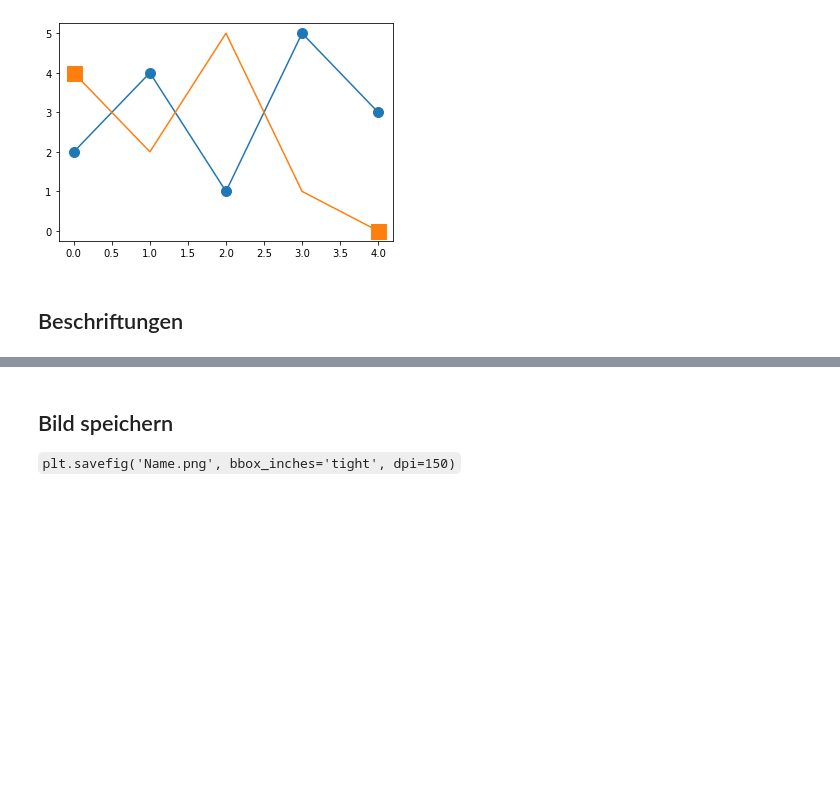
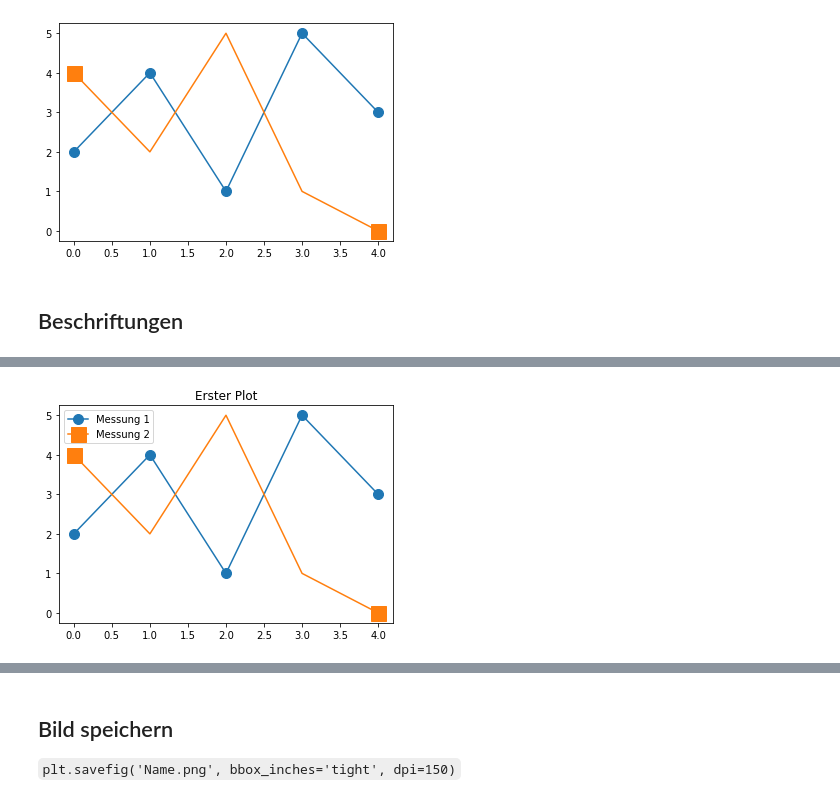
Before and after one commit to Fkaule/Datenvisualisierung-JBook, a Jupyter notebook: _sources/Datenvisualisierung/Matplotlib/Grundlagen.ipynb, the cells around one changed output, grey strips where cells are left out. Saved outputs shown, nothing was run; the diff lists cells and outputs as text; code cells hidden in the pictures; blank space fills up the shorter version.

```diff
--- a/_sources/Datenvisualisierung/Matplotlib/Grundlagen.ipynb
+++ b/_sources/Datenvisualisierung/Matplotlib/Grundlagen.ipynb
@@ -94,0 +133,7 @@ plt.plot(x,y2,marker="s",ms=15,markevery=[0,-1]);
+# %%
+plt.plot(x,y,marker="o",ms=10, label='Messung 1');
+plt.plot(x,y2,marker="s",ms=15,markevery=[0,-1], label='Messung 2');
+plt.title("Erster Plot");
+plt.legend();
+# %% [output]
+[figure, added]
```
Also changed, not shown: parts of 18 cells of this notebook, 12 other files.
